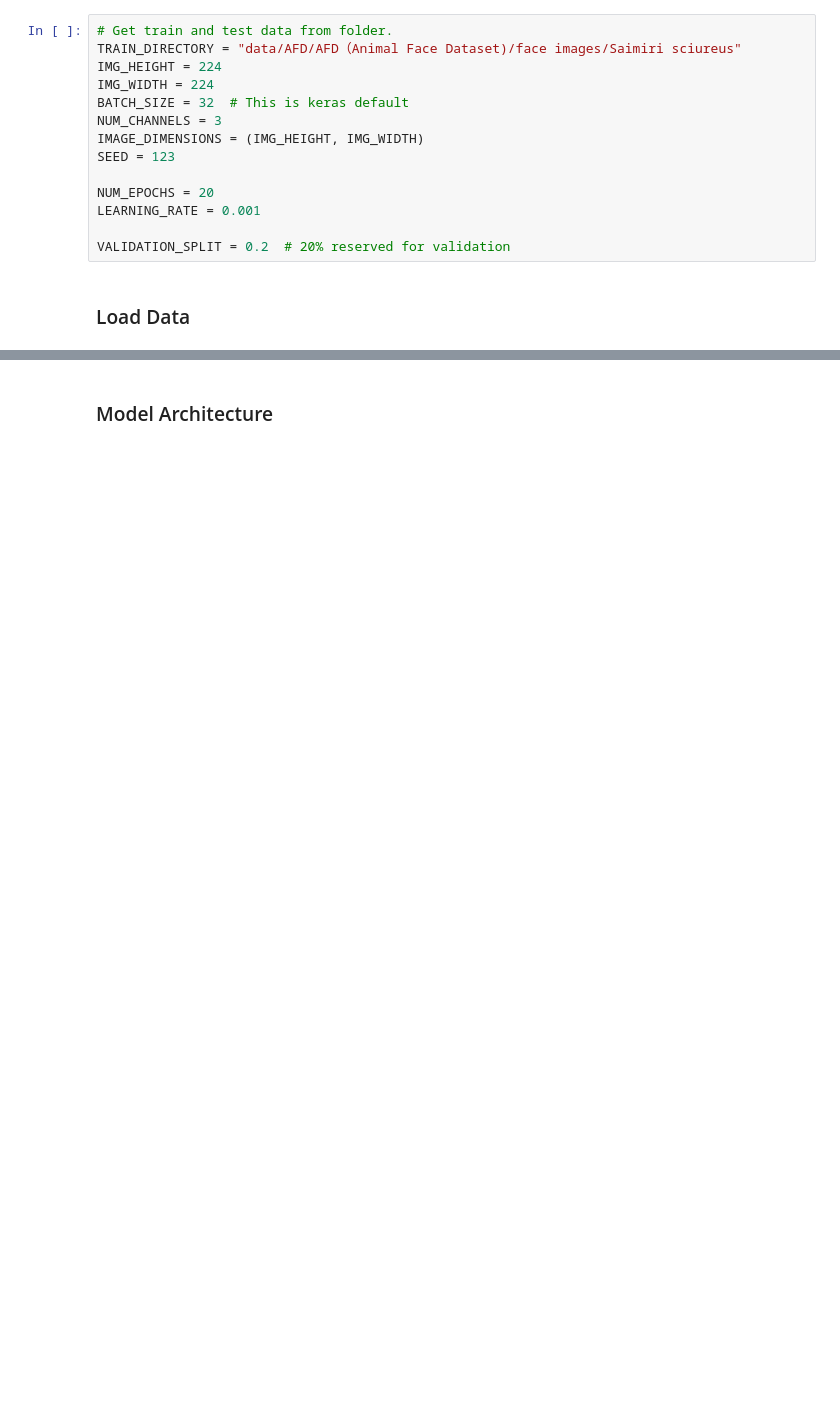
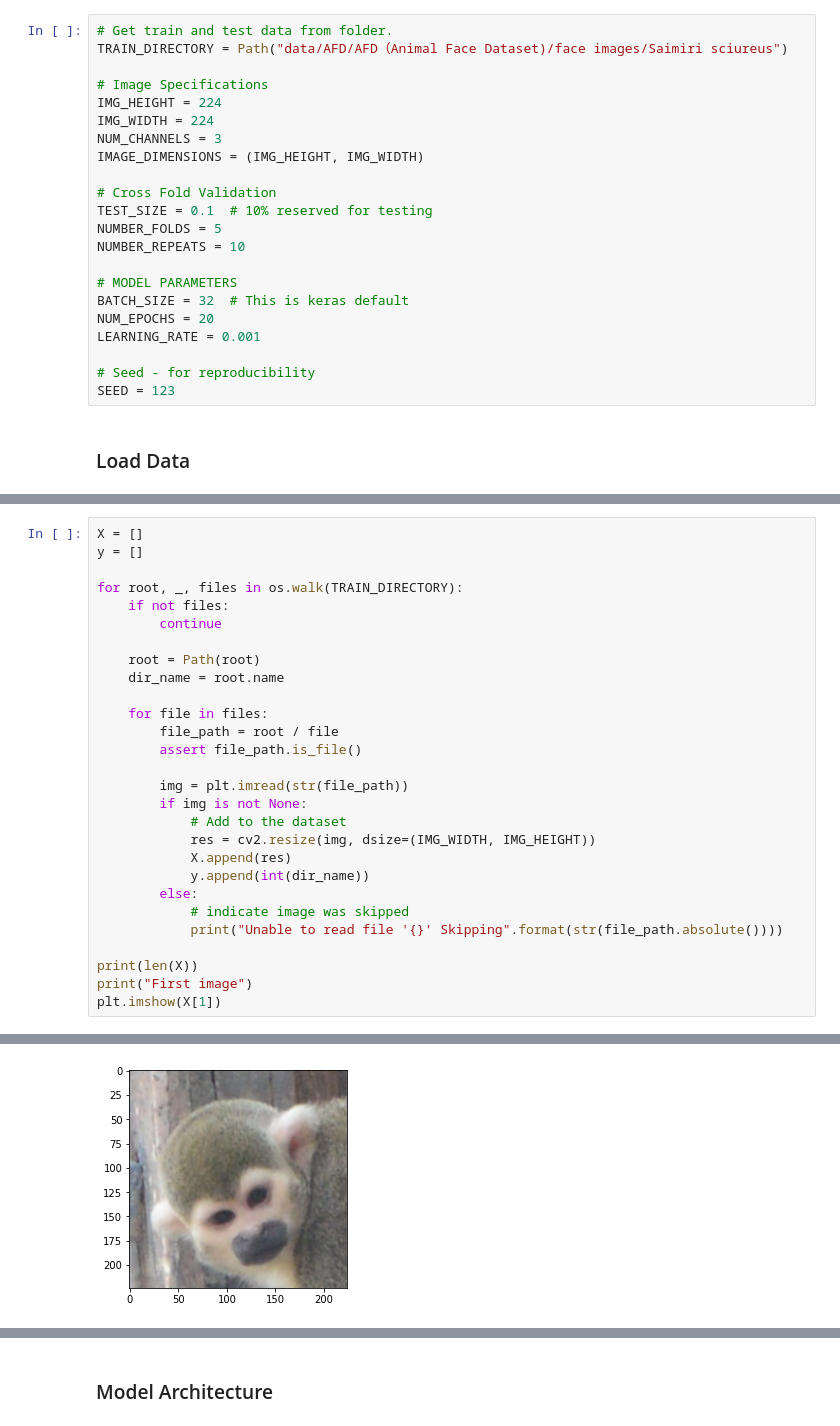
Before and after one commit to acediatic/SquirrelMonkey, a Jupyter notebook: VGG-16.ipynb, the cells around one changed output, grey strips where cells are left out. Drawn from its saved outputs; the diff is of its cells as text; blank space fills up the shorter version.

Commit message:
[feat]: implements stratified k-fold cv

```diff
--- a/VGG-16.ipynb
+++ b/VGG-16.ipynb
@@ -16,17 +22,25 @@ import matplotlib.pyplot as plt
 ### Constants
 # %%
 # Get train and test data from folder.
-TRAIN_DIRECTORY = "data/AFD/AFD（Animal Face Dataset)/face images/Saimiri sciureus"
+TRAIN_DIRECTORY = Path("data/AFD/AFD（Animal Face Dataset)/face images/Saimiri sciureus")
+
+# Image Specifications
 IMG_HEIGHT = 224
 IMG_WIDTH = 224
-BATCH_SIZE = 32  # This is keras default
 NUM_CHANNELS = 3
 IMAGE_DIMENSIONS = (IMG_HEIGHT, IMG_WIDTH)
-SEED = 123
 
+# Cross Fold Validation
+TEST_SIZE = 0.1  # 10% reserved for testing
+NUMBER_FOLDS = 5
+NUMBER_REPEATS = 10
+
+# MODEL PARAMETERS
+BATCH_SIZE = 32  # This is keras default
 NUM_EPOCHS = 20
 LEARNING_RATE = 0.001
 
-VALIDATION_SPLIT = 0.2  # 20% reserved for validation
+# Seed - for reproducibility
+SEED = 123
 # %% [markdown]
 ### Load Data
@@ -96,0 +47,29 @@ Clipping input data to the valid range for imshow with RGB data ([0..1] for floa
+# %%
+X = []
+y = []
+
+for root, _, files in os.walk(TRAIN_DIRECTORY):
+    if not files:
+        continue
+
+    root = Path(root)
+    dir_name = root.name
+
+    for file in files:
+        file_path = root / file
+        assert file_path.is_file()
+
+        img = plt.imread(str(file_path))
+        if img is not None:
+            # Add to the dataset
+            res = cv2.resize(img, dsize=(IMG_WIDTH, IMG_HEIGHT))
+            X.append(res)
+            y.append(int(dir_name))
+        else:
+            # indicate image was skipped
+            print("Unable to read file '{}' Skipping".format(str(file_path.absolute())))
+
+print(len(X))
+print("First image")
+plt.imshow(X[1])
+# %% [output]
@@ -96,0 +79 @@ Clipping input data to the valid range for imshow with RGB data ([0..1] for floa
+[figure, added]
```
Also changed, not shown: parts of 22 cells of this notebook.
